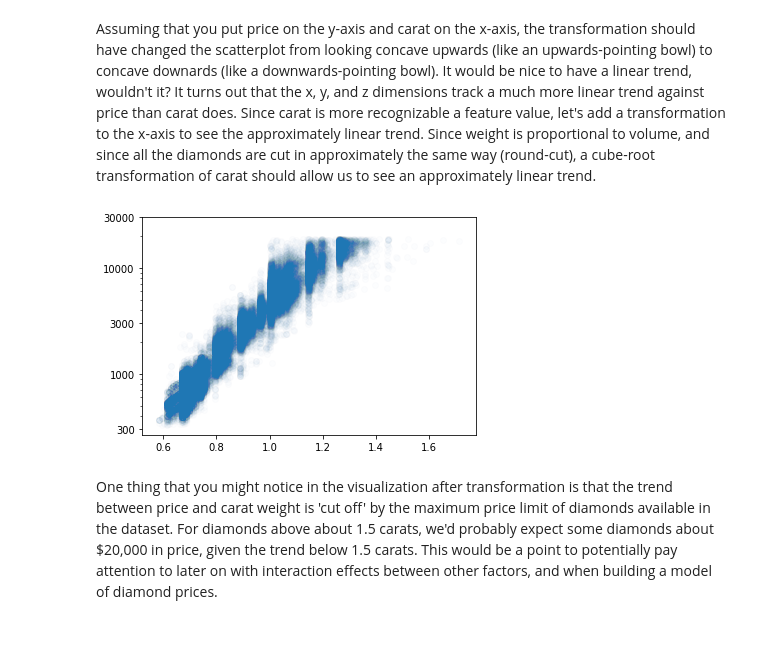
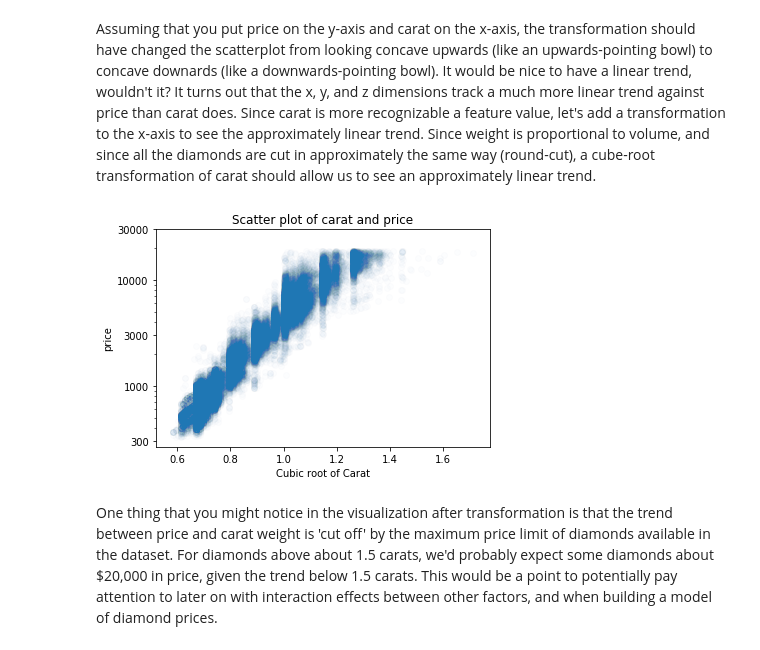
Before and after one commit to edifierxuhao/Data_visualization, a Jupyter notebook: Visualization Case Study.ipynb, the cells around one changed output. Saved outputs shown, nothing was run; the diff lists cells and outputs as text; code cells hidden in the pictures.

```diff
--- a/Visualization Case Study.ipynb
+++ b/Visualization Case Study.ipynb
@@ -193,13 +193,15 @@ Assuming that you put price on the y-axis and carat on the x-axis, the transform
 # %%
 ticks = [300,1000,3000,10000,30000]
 labels = ['{}'.format(v) for v in ticks]
 
 plt.scatter(diamonds['carat']**(1/3),diamonds.price,alpha = 1/100)
 
 plt.yscale('log')
 plt.yticks(ticks,labels)
-plt.title('');
+plt.title('Scatter plot of carat and price')
+plt.xlabel('Cubic root of Carat')
+plt.ylabel('price');
 # %% [output]
-[figure, old version]
+[figure, new version]
 # %% [markdown]
 One thing that you might notice in the visualization after transformation is that the trend between price and carat weight is 'cut off' by the maximum price limit of diamonds available in the dataset. For diamonds above about 1.5 carats, we'd probably expect some diamonds about $20,000 in price, given the trend below 1.5 carats. This would be a point to potentially pay attention to later on with interaction effects between other factors, and when building a model of diamond prices.
```
Also changed, not shown: parts of 30 cells of this notebook.
